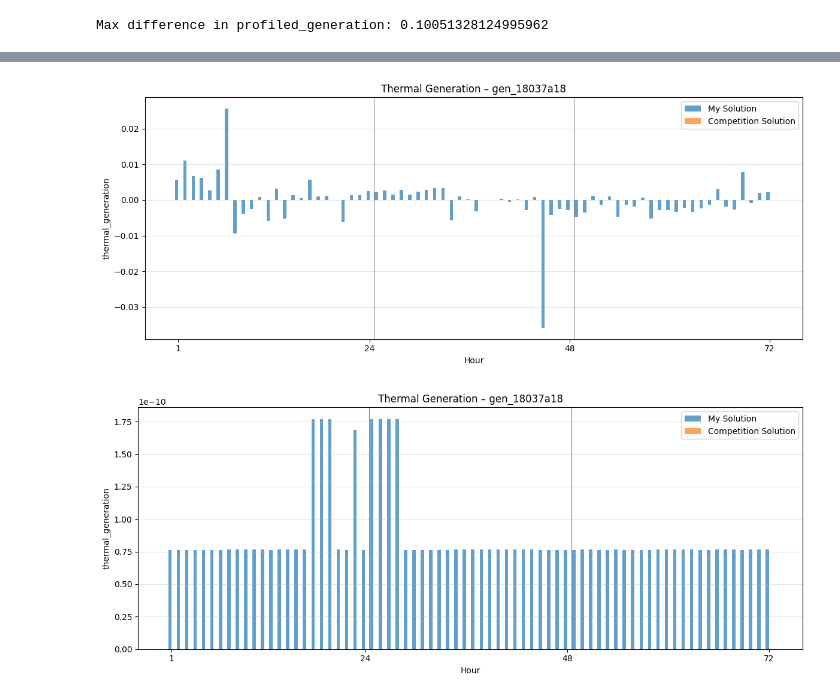
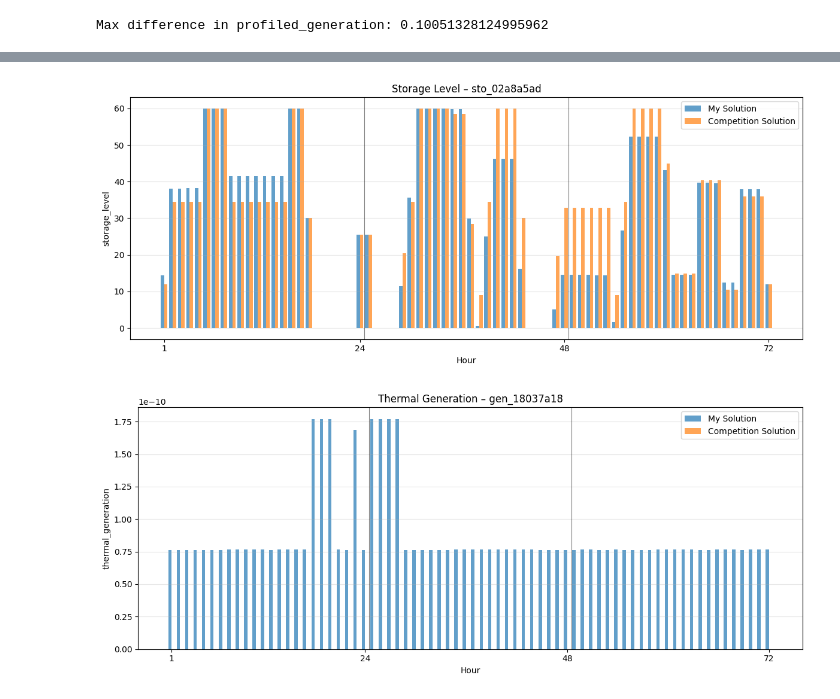
Before and after one commit to akrivera98/ai-ccelerating-uc-agent, a Jupyter notebook: compare_solutions.ipynb, the cells around one changed output, grey strips where cells are left out. Drawn from its saved outputs; the diff is of its cells as text; code cells hidden in the pictures.

```diff
--- a/compare_solutions.ipynb
+++ b/compare_solutions.ipynb
@@ -55,7 +37,7 @@ plot_diff_heatmap("thermal_generation", my_solution_cvx, competition_solution)
 # %%
-plot_one_unit("thermal_generation", "gen_18037a18", my_solution, competition_solution)
+plot_one_unit("storage_level", "sto_02a8a5ad", my_solution, competition_solution)
 # %% [output]
-[figure, old version]
+[figure, new version]
 # %%
 plot_one_unit("thermal_generation", "gen_18037a18", my_solution_cvx, competition_solution)
 # %% [output]
```
Also changed, not shown: parts of 3 cells of this notebook, 7 other files.
